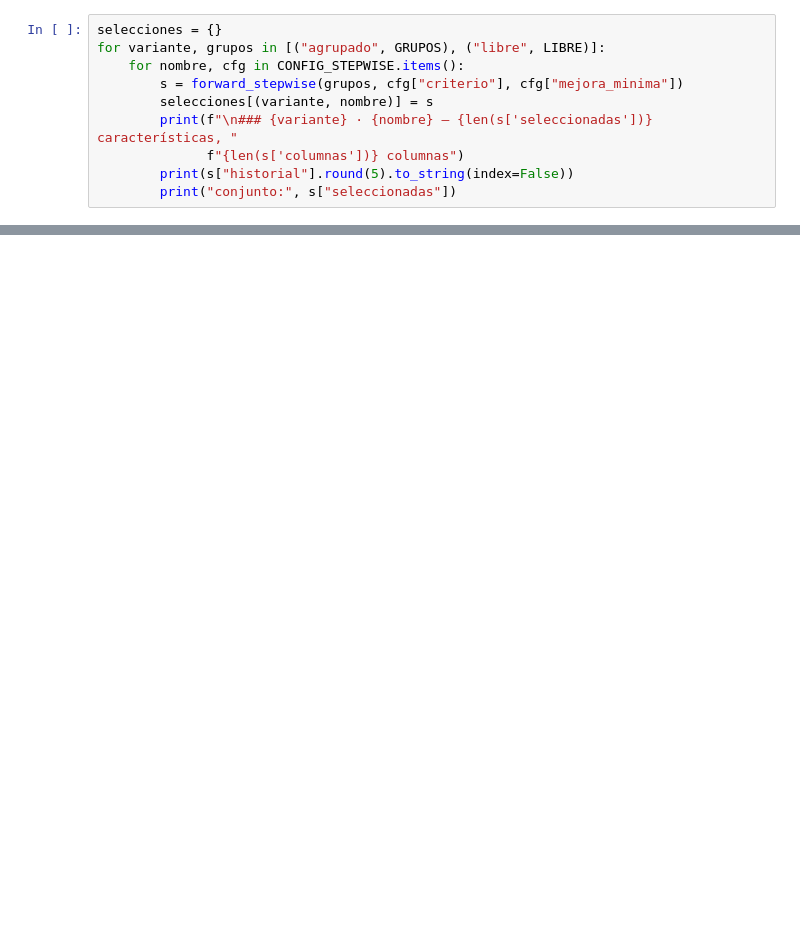
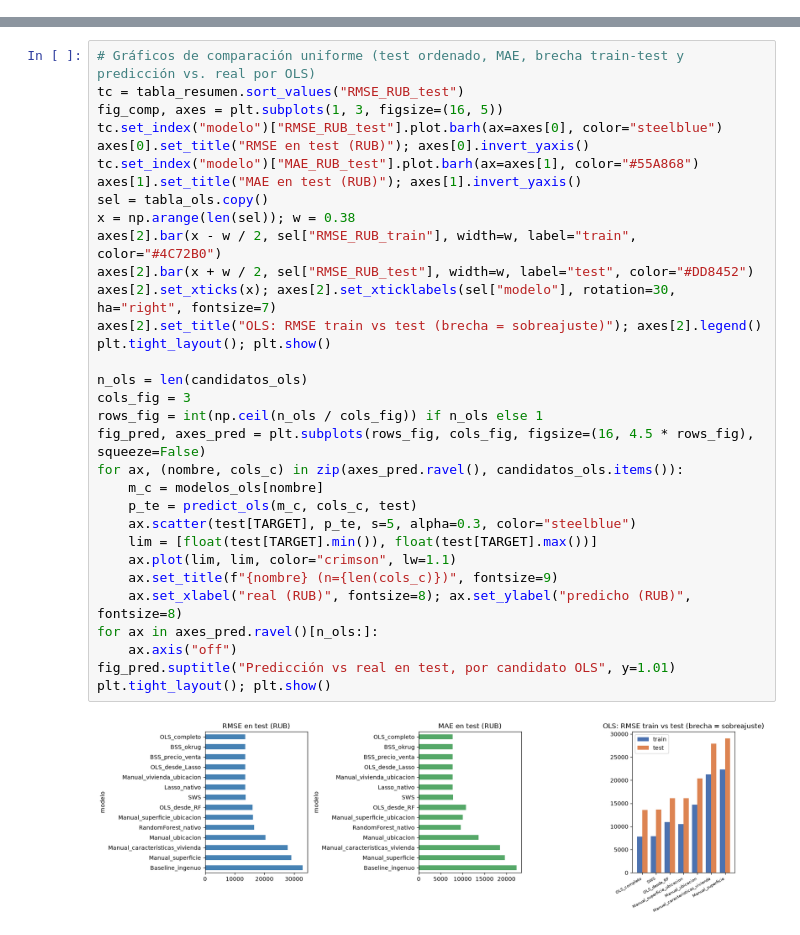
Before and after one commit to MatiasLonghino/Moscow-EDA, a Jupyter notebook: alquiler/04_Modelo_OLS.ipynb, the cells around one changed output, grey strips where cells are left out. Cells and saved outputs as stored; diff of their text form; blank space fills up the shorter version.

```diff
--- a/alquiler/04_Modelo_OLS.ipynb
+++ b/alquiler/04_Modelo_OLS.ipynb
@@ -481,10 +0,0 @@ deposit_months           1
-# %%
-selecciones = {}
-for variante, grupos in [("agrupado", GRUPOS), ("libre", LIBRE)]:
-    for nombre, cfg in CONFIG_STEPWISE.items():
-        s = forward_stepwise(grupos, cfg["criterio"], cfg["mejora_minima"])
-        selecciones[(variante, nombre)] = s
-        print(f"\n### {variante} · {nombre} — {len(s['seleccionadas'])} características, "
-              f"{len(s['columnas'])} columnas")
-        print(s["historial"].round(5).to_string(index=False))
-        print("conjunto:", s["seleccionadas"])
@@ -1178,0 +1059,34 @@ Modelo final recuperado del servidor y predicciones idénticas (20 filas).
+# %%
+# Gráficos de comparación uniforme (test ordenado, MAE, brecha train-test y predicción vs. real por OLS)
+tc = tabla_resumen.sort_values("RMSE_RUB_test")
+fig_comp, axes = plt.subplots(1, 3, figsize=(16, 5))
+tc.set_index("modelo")["RMSE_RUB_test"].plot.barh(ax=axes[0], color="steelblue")
+axes[0].set_title("RMSE en test (RUB)"); axes[0].invert_yaxis()
+tc.set_index("modelo")["MAE_RUB_test"].plot.barh(ax=axes[1], color="#55A868")
+axes[1].set_title("MAE en test (RUB)"); axes[1].invert_yaxis()
+sel = tabla_ols.copy()
+x = np.arange(len(sel)); w = 0.38
+axes[2].bar(x - w / 2, sel["RMSE_RUB_train"], width=w, label="train", color="#4C72B0")
+axes[2].bar(x + w / 2, sel["RMSE_RUB_test"], width=w, label="test", color="#DD8452")
+axes[2].set_xticks(x); axes[2].set_xticklabels(sel["modelo"], rotation=30, ha="right", fontsize=7)
+axes[2].set_title("OLS: RMSE train vs test (brecha = sobreajuste)"); axes[2].legend()
+plt.tight_layout(); plt.show()
+
+n_ols = len(candidatos_ols)
+cols_fig = 3
+rows_fig = int(np.ceil(n_ols / cols_fig)) if n_ols else 1
+fig_pred, axes_pred = plt.subplots(rows_fig, cols_fig, figsize=(16, 4.5 * rows_fig), squeeze=False)
+for ax, (nombre, cols_c) in zip(axes_pred.ravel(), candidatos_ols.items()):
+    m_c = modelos_ols[nombre]
+    p_te = predict_ols(m_c, cols_c, test)
+    ax.scatter(test[TARGET], p_te, s=5, alpha=0.3, color="steelblue")
+    lim = [float(test[TARGET].min()), float(test[TARGET].max())]
+    ax.plot(lim, lim, color="crimson", lw=1.1)
+    ax.set_title(f"{nombre} (n={len(cols_c)})", fontsize=9)
+    ax.set_xlabel("real (RUB)", fontsize=8); ax.set_ylabel("predicho (RUB)", fontsize=8)
+for ax in axes_pred.ravel()[n_ols:]:
+    ax.axis("off")
+fig_pred.suptitle("Predicción vs real en test, por candidato OLS", y=1.01)
+plt.tight_layout(); plt.show()
+# %% [output]
+[figure, added]
```
Also changed, not shown: parts of 66 cells of this notebook.
